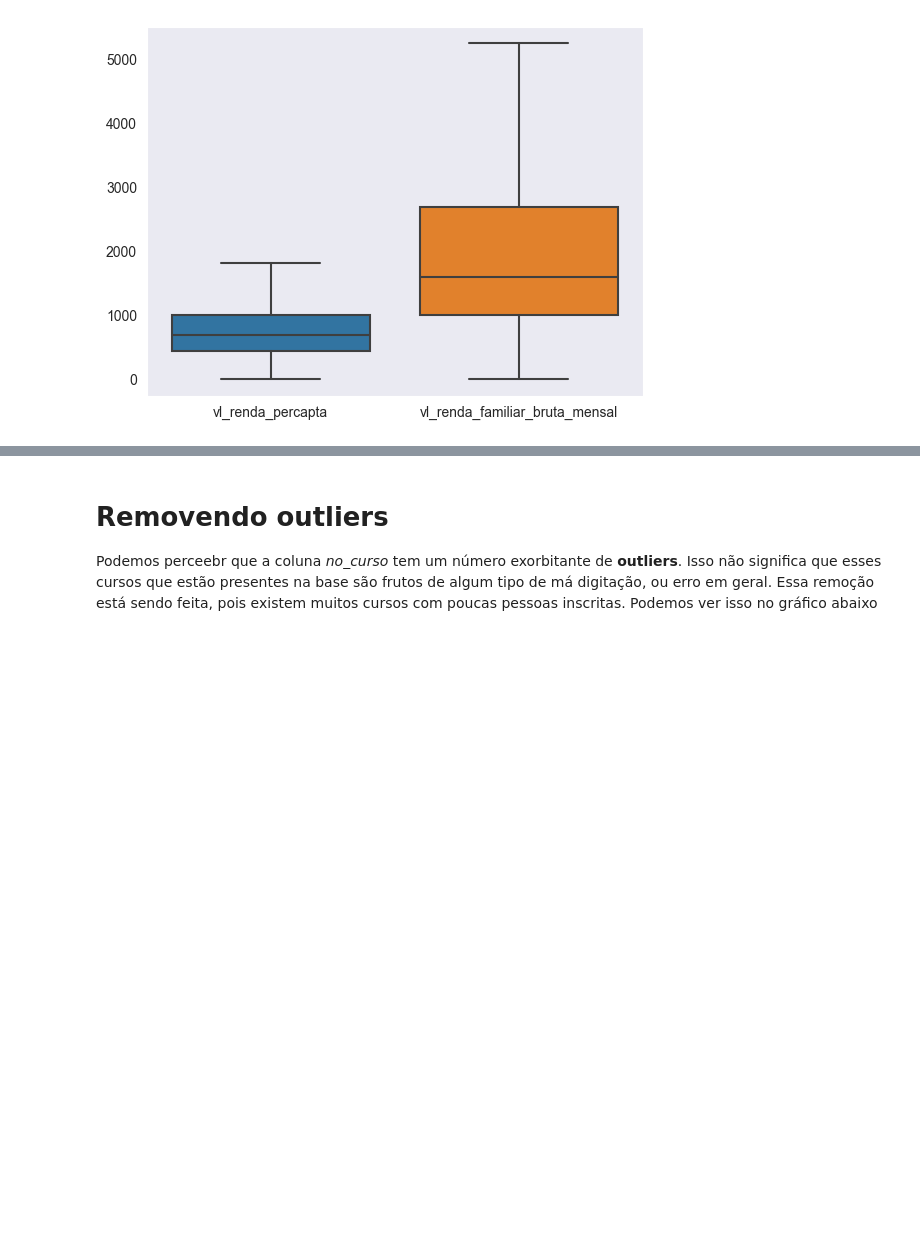
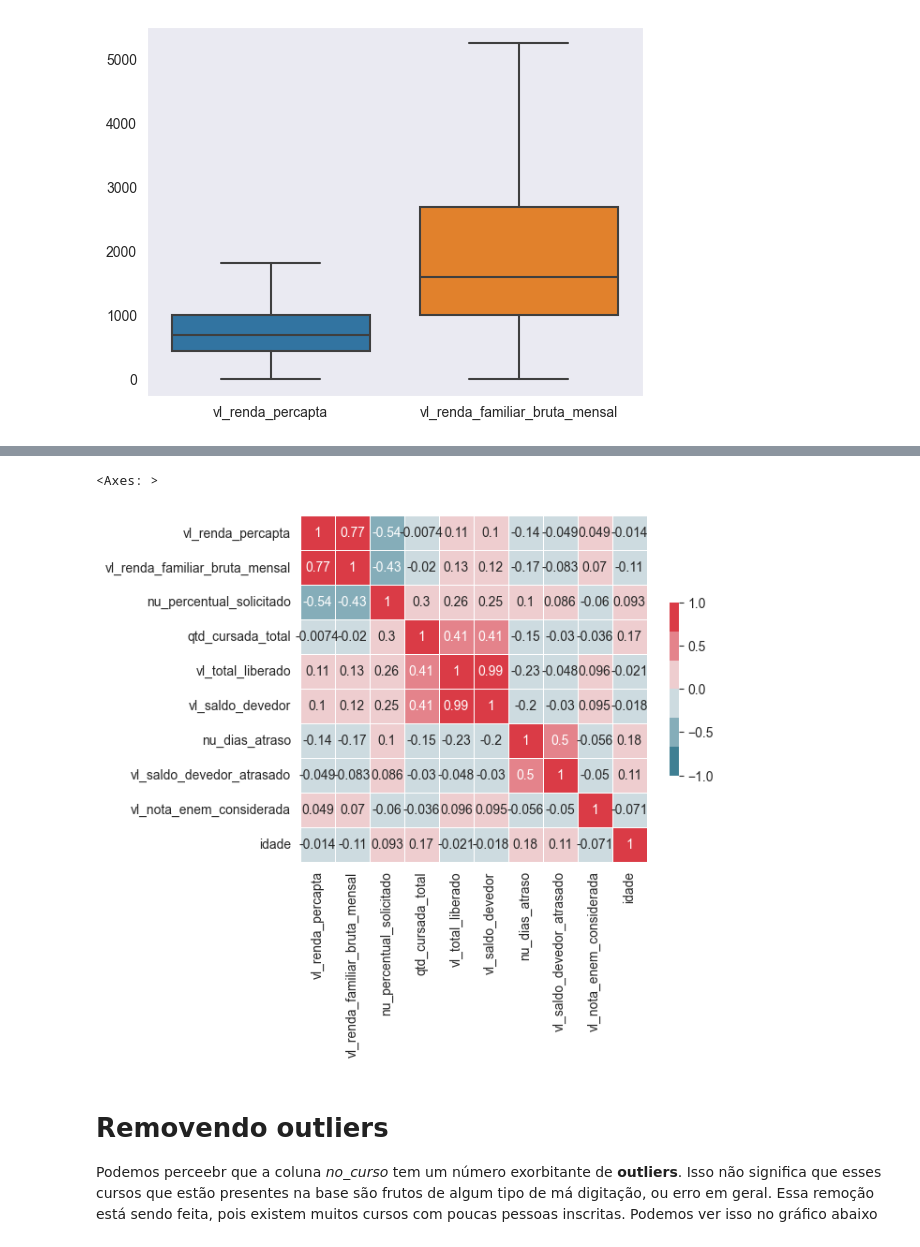
Before and after one commit to MarcosViniciusAraujo/puc-rio-aprendizado-automatico, a Jupyter notebook: Educacao_superior.ipynb, the cells around one changed output, grey strips where cells are left out. Cells and saved outputs as stored; diff of their text form; code cells hidden in the pictures; blank space fills up the shorter version.

```diff
--- a/Educacao_superior.ipynb
+++ b/Educacao_superior.ipynb
@@ -238,0 +254,3 @@ sns.boxplot(
+# %%
+df_enem_existe = df.loc[~df['vl_nota_enem_considerada'].isnull()]
+df_enem_existe.head()
@@ -239,3 +290,20 @@ sns.boxplot(
+# %%
+corr_apenas_enem = df_enem_existe.corr(numeric_only=True)
+cmap = sns.diverging_palette(220, 10)
+
+sns.heatmap(corr_apenas_enem,
+            annot=True,
+            cmap=cmap,
+            vmax=1,
+            vmin=-1,
+            center=0,
+            square=True,
+            linewidth=.5,
+            cbar_kws={"shrink":.5},
+           )
+# %% [output]
+<Axes: >
+[figure, added]
 # %% [markdown]
 # Removendo outliers
 
```
Also changed, not shown: parts of 12 cells of this notebook.
